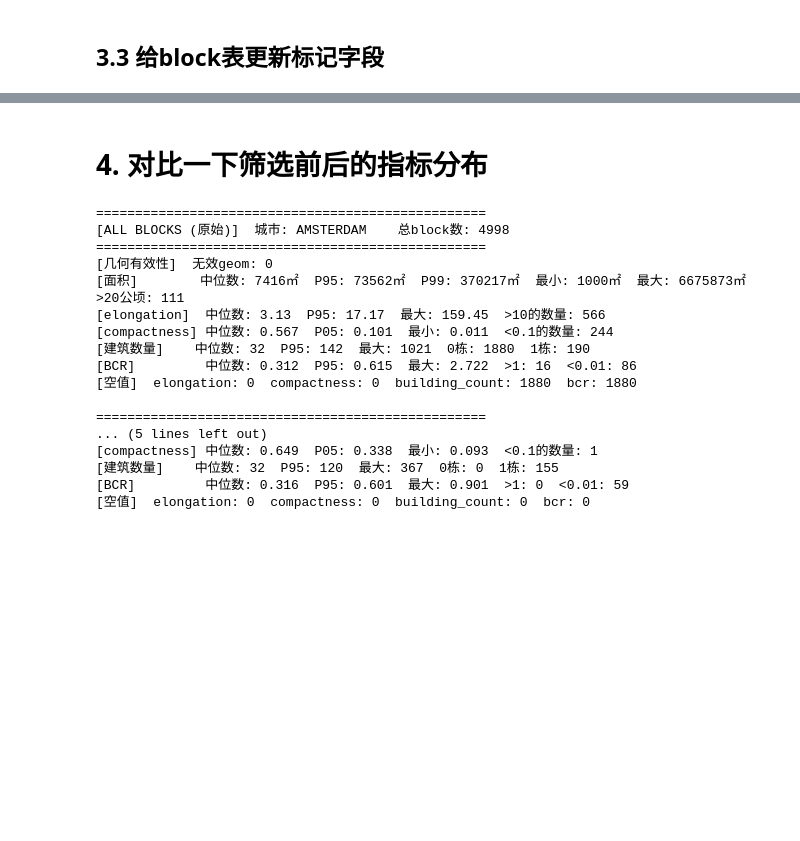
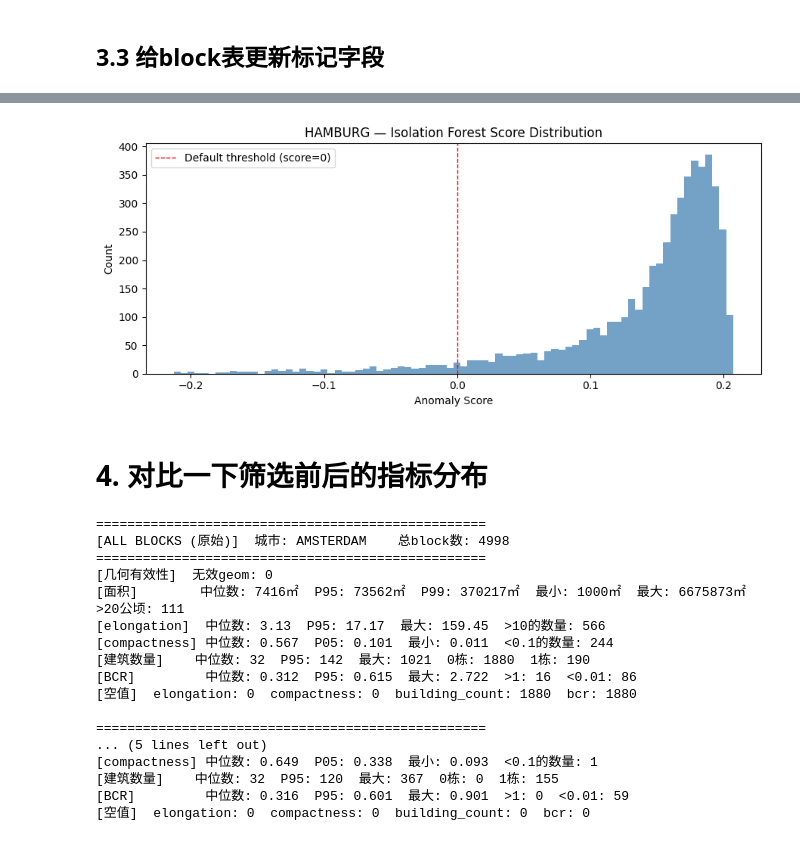
Before and after one commit to zhangbz764/block-gml-casebase, a Jupyter notebook: casebase/block_metric_check.ipynb, the cells around one changed output, grey strips where cells are left out. Cells and saved outputs as stored; diff of their text form; code cells hidden in the pictures; blank space fills up the shorter version.

```diff
--- a/casebase/block_metric_check.ipynb
+++ b/casebase/block_metric_check.ipynb
@@ -510,3 +507,18 @@ print(f"  排除原因 - 无建筑: {result[3]}  BCR>1: {result[4]}  隔离森
+# %%
+# 查看被隔离森林标记为异常的block的特征分布
+import matplotlib.pyplot as plt
+
+plt.figure(figsize=(9, 4))
+plt.hist(df["if_score"], bins=80, color="steelblue", alpha=0.75, edgecolor='none')
+plt.axvline(0, color='red', linestyle='--', linewidth=1, label='Default threshold (score=0)')
+plt.xlabel("Anomaly Score")
+plt.ylabel("Count")
+plt.title(f"{city.upper()} — Isolation Forest Score Distribution")
+plt.legend()
+plt.tight_layout()
+plt.show()
+# %% [output]
+[figure, added]
 # %% [markdown]
 # 4. 对比一下筛选前后的指标分布
 # %%
```
Also changed, not shown: parts of 14 cells of this notebook, 3 other files.
